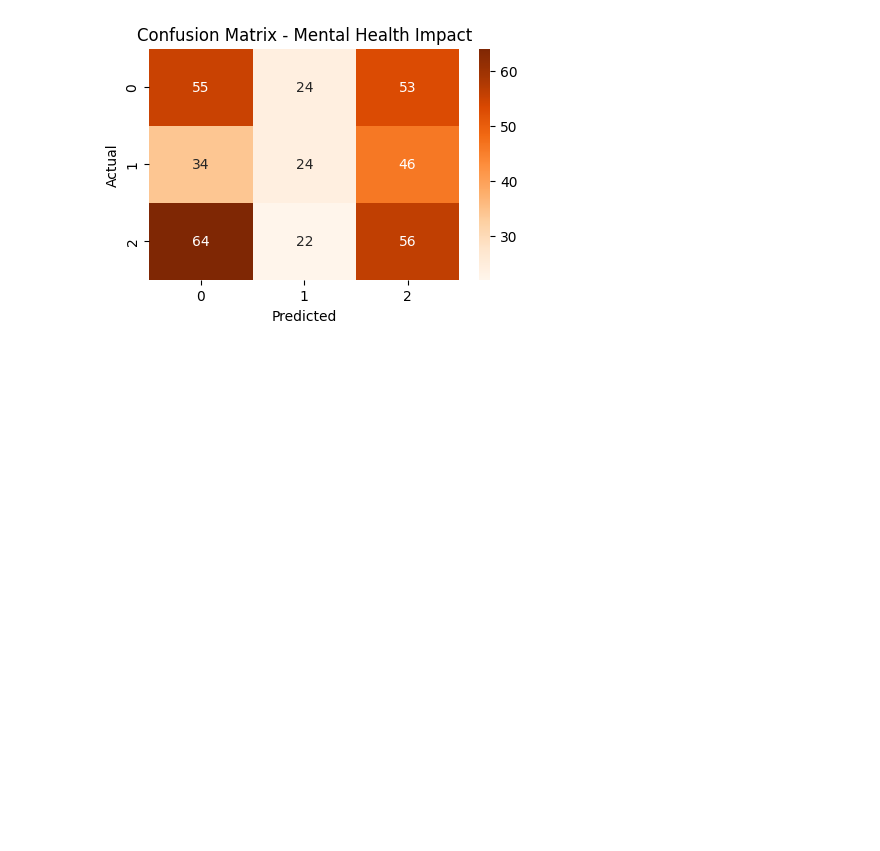
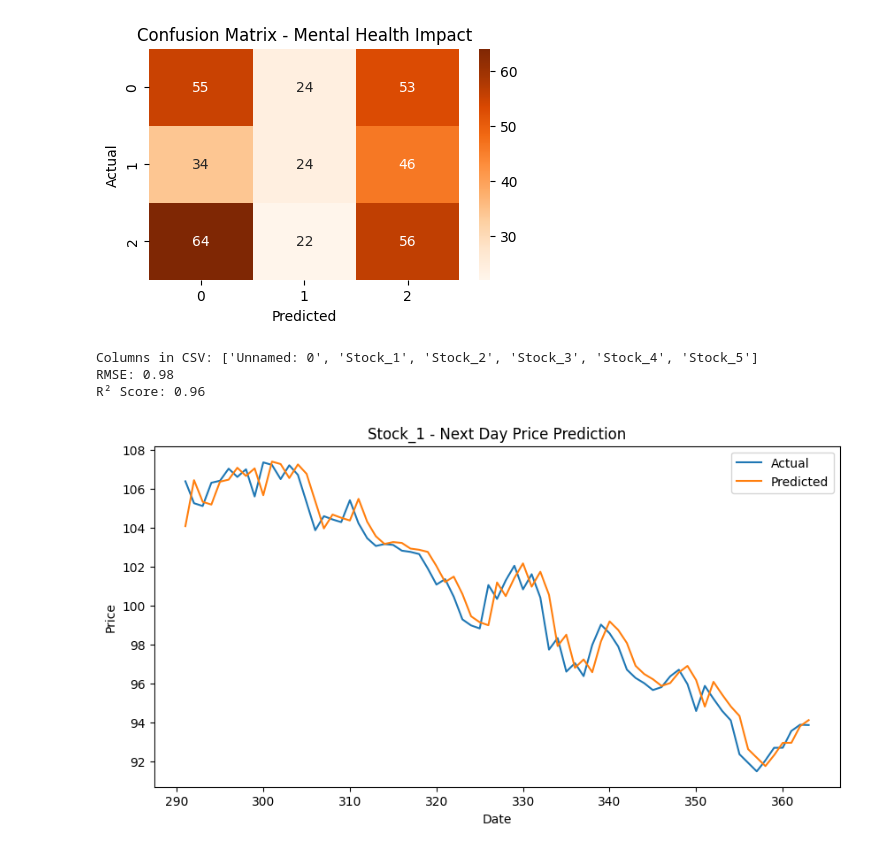
Before and after one commit to Stefina-11/pynotes, a Jupyter notebook: notebooks/basics/test_1.ipynb, the cells around one changed output. Drawn from its saved outputs; the diff is of its cells as text; code cells hidden in the pictures; blank space fills up the shorter version.

```diff
--- a/notebooks/basics/test_1.ipynb
+++ b/notebooks/basics/test_1.ipynb
@@ -732,3 +732,44 @@ plt.show()
 🔁 Recall (Yes)   : 23.08%
 📌 F1-score (Yes) : 27.59%
 [figure]
+# %%
+import pandas as pd
+import numpy as np
+import matplotlib.pyplot as plt
+from sklearn.model_selection import train_test_split
+from sklearn.linear_model import LinearRegression
+from sklearn.metrics import mean_squared_error, r2_score
+df = pd.read_csv("stock_data.csv")
+print("Columns in CSV:", df.columns.tolist())
+date_col = [col for col in df.columns if 'date' in col.lower() or 'time' in col.lower()]
+if date_col:
+    df[date_col[0]] = pd.to_datetime(df[date_col[0]])
+    df.set_index(date_col[0], inplace=True)
+stock_col = df.select_dtypes(include='number').columns[0]
+data = df[[stock_col]].dropna()
+data.rename(columns={stock_col: "Close"}, inplace=True)
+data["Target"] = data["Close"].shift(-1)
+data.dropna(inplace=True)
+X = data[["Close"]]
+y = data["Target"]
+X_train, X_test, y_train, y_test = train_test_split(X, y, test_size=0.2, shuffle=False)
+model = LinearRegression()
+model.fit(X_train, y_train)
+y_pred = model.predict(X_test)
+rmse = np.sqrt(mean_squared_error(y_test, y_pred))
+r2 = r2_score(y_test, y_pred)
+print(f"RMSE: {rmse:.2f}")
+print(f"R² Score: {r2:.2f}")
+plt.figure(figsize=(10, 5))
+plt.plot(y_test.index, y_test, label="Actual")
+plt.plot(y_test.index, y_pred, label="Predicted")
+plt.title(f"{stock_col} - Next Day Price Prediction")
+plt.xlabel("Date")
+plt.ylabel("Price")
+plt.legend()
+plt.show()
+# %% [output]
+Columns in CSV: ['Unnamed: 0', 'Stock_1', 'Stock_2', 'Stock_3', 'Stock_4', 'Stock_5']
+RMSE: 0.98
+R² Score: 0.96
+[figure, added]
```
Also changed, not shown: parts of 5 cells of this notebook, 1 other file.
